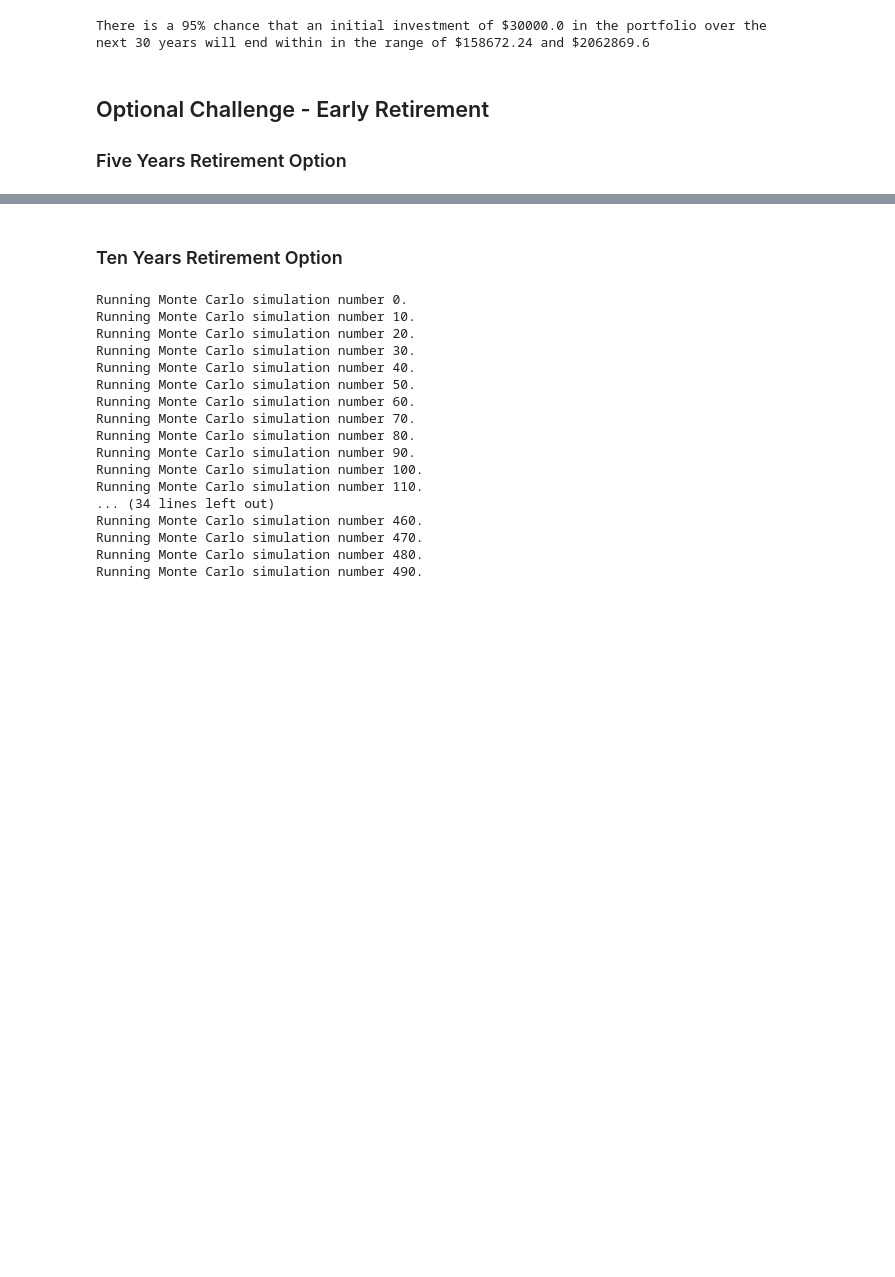
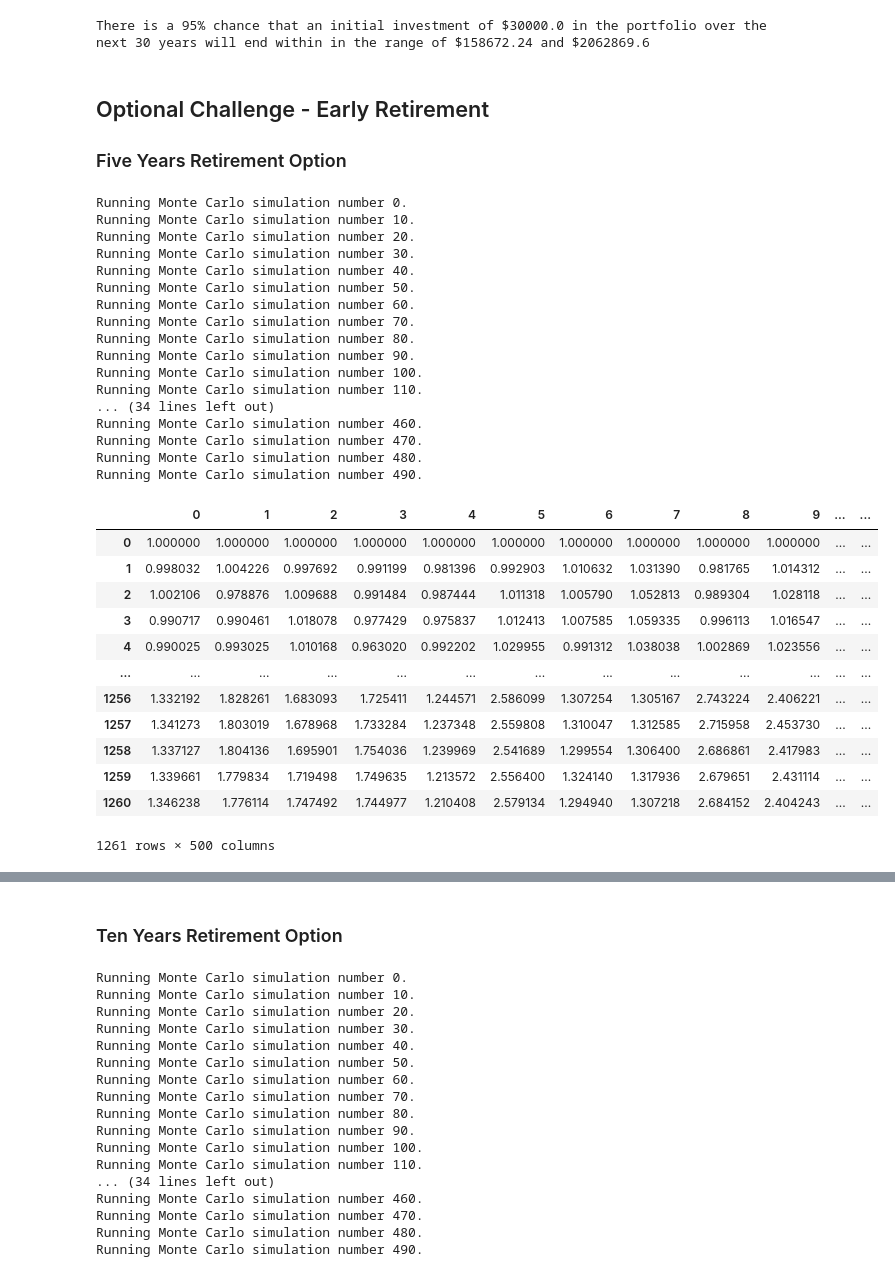
Before and after one commit to MatthewPuttroff/HWUnitFive, a Jupyter notebook: Instructions/Starter_Code/financial-planner.ipynb, the cells around one changed output, grey strips where cells are left out. Saved outputs shown, nothing was run; the diff lists cells and outputs as text; code cells hidden in the pictures; blank space fills up the shorter version.

```diff
--- a/Instructions/Starter_Code/financial-planner.ipynb
+++ b/Instructions/Starter_Code/financial-planner.ipynb
@@ -389,3 +397,34 @@ There is a 95% chance that an initial investment of $30000.0 in the portfolio ov
 # %%
-# Configuring a Monte Carlo simulation to forecast 5 years cumulative returns
-# YOUR CODE HERE!
+# Running a Monte Carlo simulation to forecast 5 years cumulative returns
+MC_eighty_twenty.calc_cumulative_return()
+# %% [output]
+Running Monte Carlo simulation number 0.
+Running Monte Carlo simulation number 10.
+Running Monte Carlo simulation number 20.
+Running Monte Carlo simulation number 30.
+Running Monte Carlo simulation number 40.
+Running Monte Carlo simulation number 50.
+Running Monte Carlo simulation number 60.
+Running Monte Carlo simulation number 70.
+Running Monte Carlo simulation number 80.
+Running Monte Carlo simulation number 90.
+Running Monte Carlo simulation number 100.
+Running Monte Carlo simulation number 110.
+... (34 lines left out)
+Running Monte Carlo simulation number 460.
+Running Monte Carlo simulation number 470.
+Running Monte Carlo simulation number 480.
+Running Monte Carlo simulation number 490.
+|  | 0 | 1 | 2 | 3 | 4 | 5 | 6 | 7 | 8 | 9 | ... | ... |
+| 0 | 1.000000 | 1.000000 | 1.000000 | 1.000000 | 1.000000 | 1.000000 | 1.000000 | 1.000000 | 1.000000 | 1.000000 | ... | ... |
+| 1 | 0.998032 | 1.004226 | 0.997692 | 0.991199 | 0.981396 | 0.992903 | 1.010632 | 1.031390 | 0.981765 | 1.014312 | ... | ... |
+| 2 | 1.002106 | 0.978876 | 1.009688 | 0.991484 | 0.987444 | 1.011318 | 1.005790 | 1.052813 | 0.989304 | 1.028118 | ... | ... |
+| 3 | 0.990717 | 0.990461 | 1.018078 | 0.977429 | 0.975837 | 1.012413 | 1.007585 | 1.059335 | 0.996113 | 1.016547 | ... | ... |
+| 4 | 0.990025 | 0.993025 | 1.010168 | 0.963020 | 0.992202 | 1.029955 | 0.991312 | 1.038038 | 1.002869 | 1.023556 | ... | ... |
+| ... | ... | ... | ... | ... | ... | ... | ... | ... | ... | ... | ... | ... |
+| 1256 | 1.332192 | 1.828261 | 1.683093 | 1.725411 | 1.244571 | 2.586099 | 1.307254 | 1.305167 | 2.743224 | 2.406221 | ... | ... |
+| 1257 | 1.341273 | 1.803019 | 1.678968 | 1.733284 | 1.237348 | 2.559808 | 1.310047 | 1.312585 | 2.715958 | 2.453730 | ... | ... |
+| 1258 | 1.337127 | 1.804136 | 1.695901 | 1.754036 | 1.239969 | 2.541689 | 1.299554 | 1.306400 | 2.686861 | 2.417983 | ... | ... |
+| 1259 | 1.339661 | 1.779834 | 1.719498 | 1.749635 | 1.213572 | 2.556400 | 1.324140 | 1.317936 | 2.679651 | 2.431114 | ... | ... |
+| 1260 | 1.346238 | 1.776114 | 1.747492 | 1.744977 | 1.210408 | 2.579134 | 1.294940 | 1.307218 | 2.684152 | 2.404243 | ... | ... |
+1261 rows × 500 columns
```
Also changed, not shown: parts of 7 cells of this notebook.
